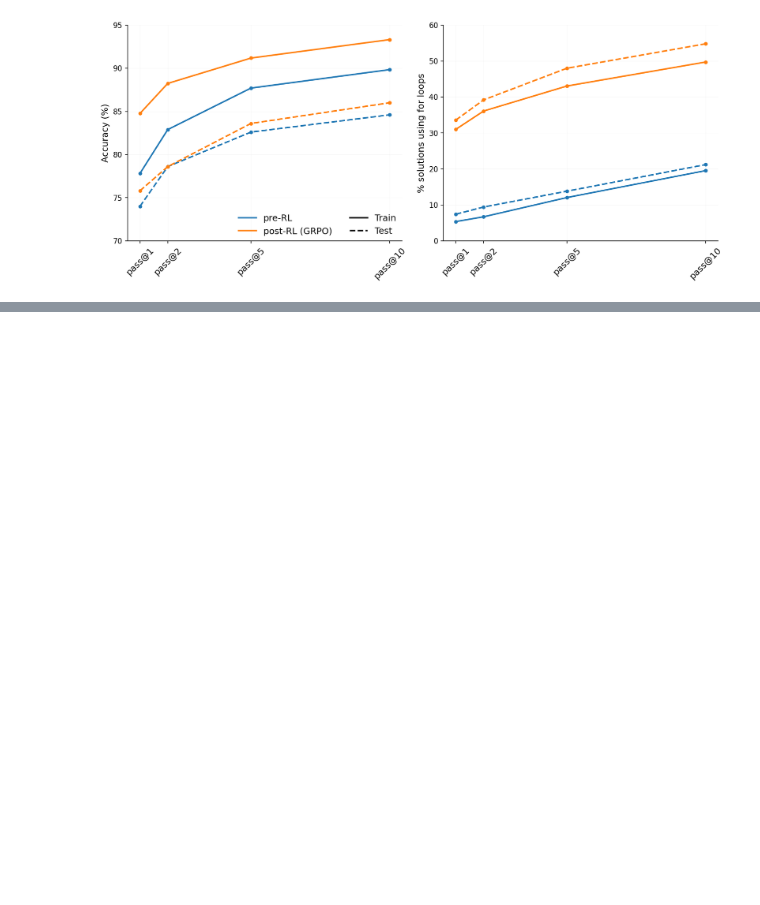
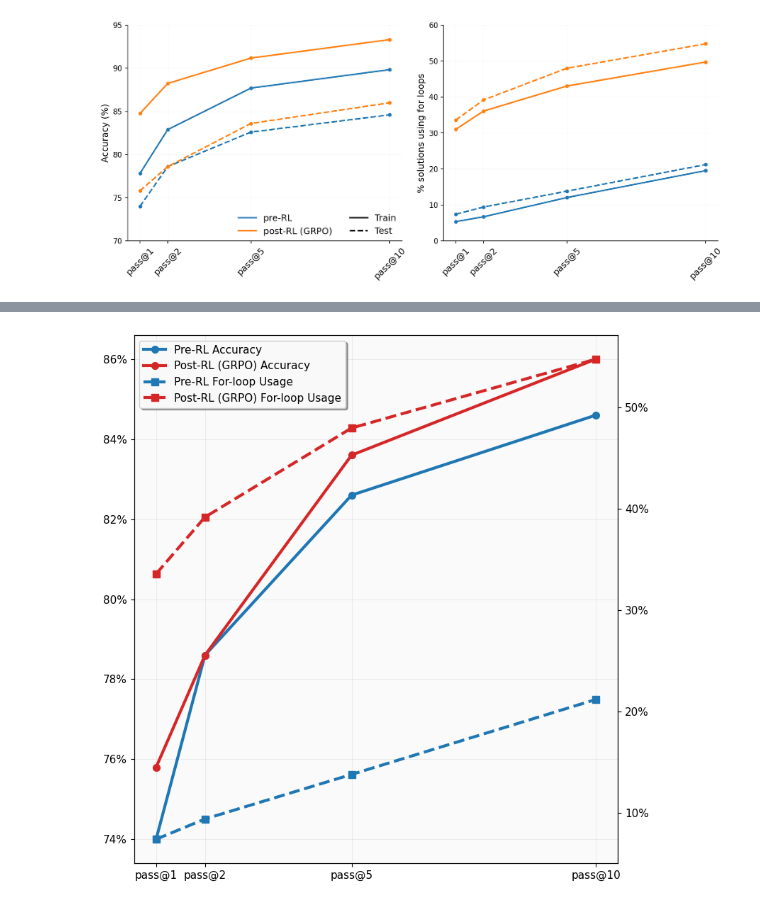
Before and after one commit to yoenoo/mats-experiments, a Jupyter notebook: figures/plots.ipynb, the cells around one changed output, grey strips where cells are left out. Drawn from its saved outputs; the diff is of its cells as text; code cells hidden in the pictures; blank space fills up the shorter version.

```diff
--- a/figures/plots.ipynb
+++ b/figures/plots.ipynb
@@ -404,0 +485,78 @@ plt.show()
+# %%
+import matplotlib.pyplot as plt
+import numpy as np
+
+# Data
+k_values = [1, 2, 5, 10]
+k_labels = ['pass@1', 'pass@2', 'pass@5', 'pass@10']
+
+# Accuracy data
+base_train_acc = [77.81, 82.89, 87.70, 89.84]
+base_test_acc = [74.00, 78.60, 82.60, 84.60]
+grpo_train_acc = [84.76, 88.24, 91.18, 93.32]
+grpo_test_acc = [75.80, 78.60, 83.60, 86.00]
+
+# For-loop usage data
+base_train_loop = [5.35, 6.68, 12.03, 19.52]
+base_test_loop = [7.40, 9.40, 13.80, 21.20]
+grpo_train_loop = [31.02, 36.10, 43.05, 49.73]
+grpo_test_loop = [33.60, 39.20, 48.00, 54.80]
+
+# Set up the plot style
+plt.style.use('default')
+fig, ax1 = plt.subplots(figsize=(8,8))
+
+# Colors
+base_color = '#1f77b4'  # Blue
+grpo_color = 'C3'  # red
+
+# Plot accuracy on primary axis (left y-axis)
+line1 = ax1.plot(k_values, base_test_acc, color=base_color, linestyle='-',
+                 marker='o', markersize=7, linewidth=3, label='Pre-RL Accuracy')
+line2 = ax1.plot(k_values, grpo_test_acc, color=grpo_color, linestyle='-',
+                 marker='o', markersize=7, linewidth=3, label='Post-RL (GRPO) Accuracy')
+
+# ax1.set_xlabel('Evaluation Metric', fontsize=13)
+# ax1.set_ylabel('Accuracy', fontsize=13, color='black')
+ax1.set_xticks(k_values)
+ax1.set_xticklabels(k_labels, fontsize=12)
+# ax1.set_ylim(0, 100)
+ax1.yaxis.set_major_formatter(plt.FuncFormatter(lambda x, p: f'{x:.0f}%'))
+ax1.tick_params(axis='y', labelsize=11)
+ax1.tick_params(axis='x', labelsize=11)
+
+# Create secondary axis for for-loop usage (right y-axis)
+ax2 = ax1.twinx()
+# ax2 = ax1
+line3 = ax2.plot(k_values, base_test_loop, color=base_color, linestyle='--',
+                 marker='s', markersize=7, linewidth=3, label='Pre-RL For-loop Usage')
+line4 = ax2.plot(k_values, grpo_test_loop, color=grpo_color, linestyle='--',
+                 marker='s', markersize=7, linewidth=3, label='Post-RL (GRPO) For-loop Usage')
+
+# ax2.set_ylabel('% solutions using for loops', fontsize=13, color='black')
+ax2.yaxis.set_major_formatter(plt.FuncFormatter(lambda x, p: f'{x:.0f}%'))
+ax2.tick_params(axis='y', labelsize=11)
+
+# Combine legends from both axes
+lines = line1 + line2 + line3 + line4
+labels = [l.get_label() for l in lines]
+ax1.legend(lines, labels, #loc='center left', #bbox_to_anchor=(0.02, 0.6),
+           fontsize=11, framealpha=0.95, fancybox=True, shadow=True)
+
+# Add grid and styling
+ax1.grid(True, alpha=0.3, linestyle='-', linewidth=0.5)
+# ax1.set_title('Pass@k Performance: Accuracy vs For-loop Usage',
+#               fontsize=15, fontweight='bold', pad=20)
+
+# Set background
+fig.patch.set_facecolor('white')
+ax1.set_facecolor('#fafafa')
+
+# Adjust layout
+plt.tight_layout()
+
+# Save with high quality
+plt.savefig('qwen_coder_grpo_comparison.pdf', dpi=300, bbox_inches='tight', facecolor='white', edgecolor='none')
+plt.show()
+# %% [output]
+[figure, added]
```
Also changed, not shown: parts of 4 cells of this notebook, 4 other files.
